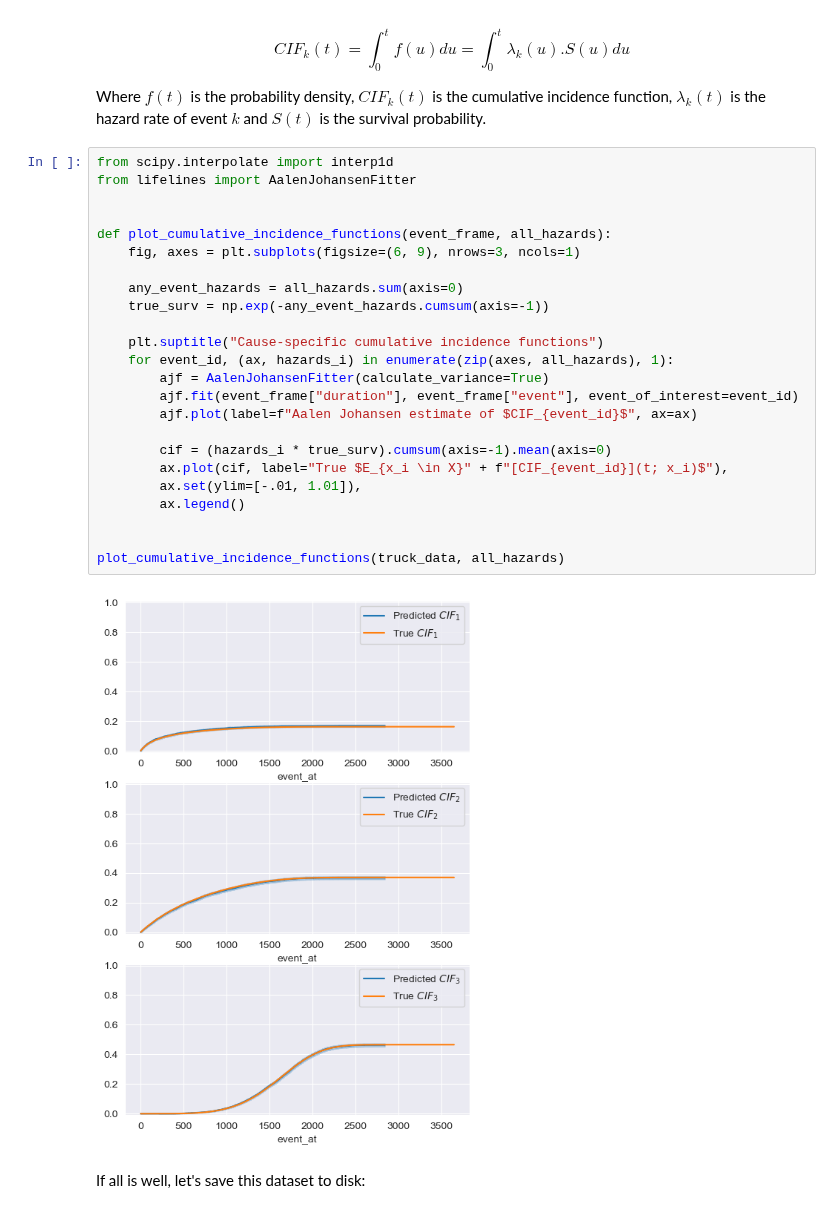
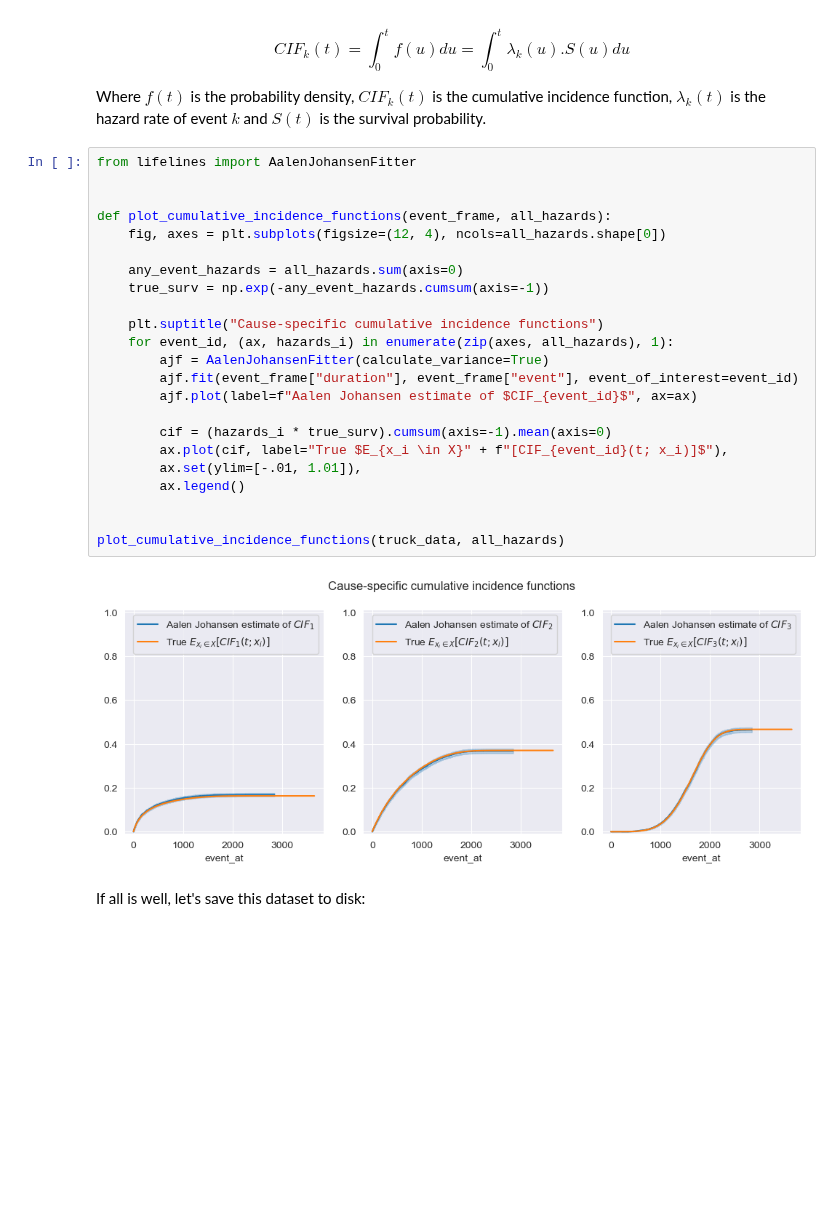
Before and after one commit to soda-inria/survival-analysis-benchmark, a Jupyter notebook: notebooks/truck_dataset.ipynb, the cells around one changed output. Cells and saved outputs as stored; diff of their text form; blank space fills up the shorter version.

```diff
--- a/notebooks/truck_dataset.ipynb
+++ b/notebooks/truck_dataset.ipynb
@@ -603,31 +603,30 @@ $$CIF_k(t) = \int^t_0 f(u) du = \int^t_0 \lambda_k(u).S(u) du $$
 
 Where $f(t)$ is the probability density, $CIF_k(t)$ is the cumulative incidence function, $\lambda_k(t)$ is the hazard rate of event $k$ and $S(t)$ is the survival probability.
 # %%
-from scipy.interpolate import interp1d
 from lifelines import AalenJohansenFitter
 
 
 def plot_cumulative_incidence_functions(event_frame, all_hazards):
-    fig, axes = plt.subplots(figsize=(6, 9), nrows=3, ncols=1)
+    fig, axes = plt.subplots(figsize=(12, 4), ncols=all_hazards.shape[0])
 
     any_event_hazards = all_hazards.sum(axis=0)
     true_surv = np.exp(-any_event_hazards.cumsum(axis=-1))
 
     plt.suptitle("Cause-specific cumulative incidence functions")
     for event_id, (ax, hazards_i) in enumerate(zip(axes, all_hazards), 1):
         ajf = AalenJohansenFitter(calculate_variance=True)
         ajf.fit(event_frame["duration"], event_frame["event"], event_of_interest=event_id)
         ajf.plot(label=f"Aalen Johansen estimate of $CIF_{event_id}$", ax=ax)
 
         cif = (hazards_i * true_surv).cumsum(axis=-1).mean(axis=0)
-        ax.plot(cif, label="True $E_{x_i \in X}" + f"[CIF_{event_id}](t; x_i)$"),
+        ax.plot(cif, label="True $E_{x_i \in X}" + f"[CIF_{event_id}(t; x_i)]$"),
         ax.set(ylim=[-.01, 1.01]),
         ax.legend()
 
 
 plot_cumulative_incidence_functions(truck_data, all_hazards)
 # %% [output]
-[figure, old version]
+[figure, new version]
 # %% [markdown]
 If all is well, let's save this dataset to disk:
 # %%
```
Also changed, not shown: parts of 2 cells of this notebook, 1 other file.
